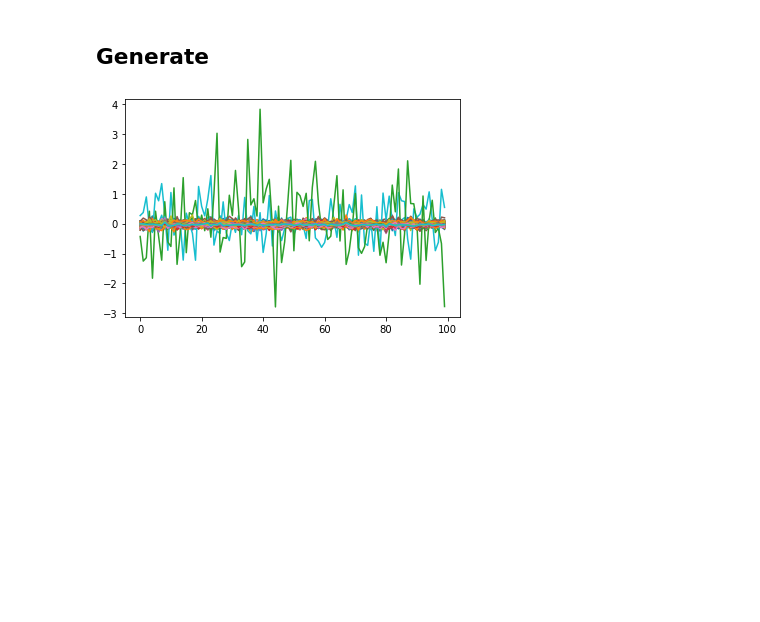
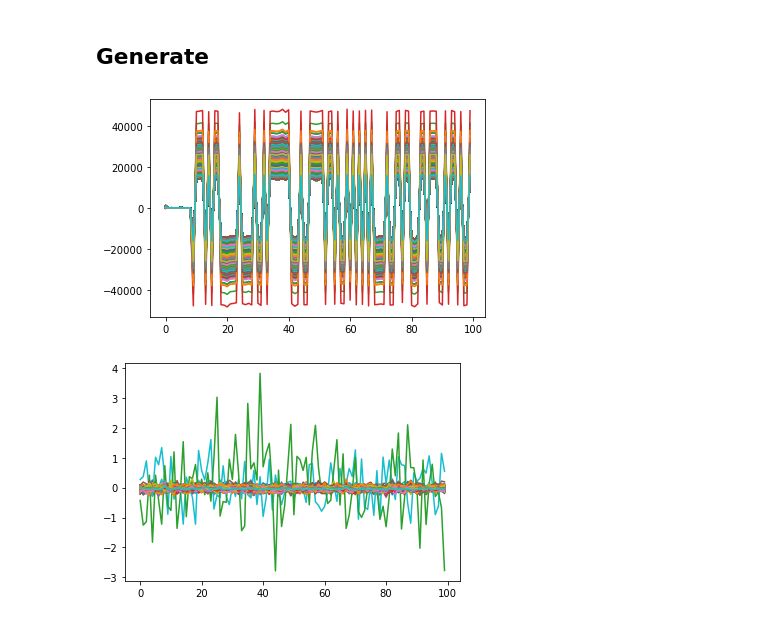
Before and after one commit to MaxGniluynehc/STAT906-Project, a Jupyter notebook: final_project_stat906.ipynb, the cells around one changed output. Cells and saved outputs as stored; diff of their text form; code cells hidden in the pictures; blank space fills up the shorter version.

```diff
--- a/final_project_stat906.ipynb
+++ b/final_project_stat906.ipynb
@@ -90,8 +90,9 @@ generator = Generator(noise_size=noise_size,
 
 train = True
 # batch*pnl
-trade_strategy = TradingStrategy("buy-hold",0,(0,0),(0,0))
-
+trade_strategy_1 = TradingStrategy("buy-hold",10,(0,0),(1e-2,1e-2))
+trade_strategy_2 = TradingStrategy("MA",10,(0,0),(1e-2,1e-2))
+trade_strategy_3 = TradingStrategy("MOM",10,(0,0),(1e-2,1e-2))
 if train:
     discriminator = Discriminator(pnl_size=pnl_size).to(device)
     disc_optimizer = optim.Adam(discriminator.parameters(), lr=lr)
@@ -119,22 +120,25 @@ if train:
 
                 ps_fake = generator(mean=0, std=1).reshape(batch_size,-1).detach()
 
-                ts_real = trade_strategy.get_strategy_PnL(ps_real)#,torch.ones_like(ps_real))
-                ts_fake = trade_strategy.get_strategy_PnL(ps_fake)#,torch.ones_like(ps_fake))
+                disc_loss = 0
+                for trade_strategy in [trade_strategy_1,trade_strategy_2,trade_strategy_3]:
 
-                fake_ve = discriminator(ts_fake)
-                fake_v,fake_e = fake_ve[:,0],fake_ve[:,1]
-                real_ve = discriminator(ts_real)
-                real_v,real_e = real_ve[:,0],real_ve[:,1]
-                if idx % 180 == 0:
-                    print("disc:current fake and real ves: ",fake_ve[0],real_ve[0])
+                    ts_real = trade_strategy.get_strategy_PnL(ps_real)#,torch.ones_like(ps_real))
+                    ts_fake = trade_strategy.get_strategy_PnL(ps_fake)#,torch.ones_like(ps_fake))
+
+                    fake_ve = discriminator(ts_fake)
+                    fake_v,fake_e = fake_ve[:,0],fake_ve[:,1]
+                    real_ve = discriminator(ts_real)
+                    real_v,real_e = real_ve[:,0],real_ve[:,1]
+                    if idx % 180 == 0:
+                        print("disc:current fake and real ves: ",fake_ve[0],real_ve[0])
 
 
-                disc_loss = torch.mean(score(fake_v,fake_e,ps_real,0.05)) - \
-                                      torch.mean(score(real_v,real_e,ps_real,0.05))
+                    disc_loss += torch.mean(score(fake_v,fake_e,ps_real,0.05)) - \
+                                          torch.mean(score(real_v,real_e,ps_real,0.05))
 
     #             print('Discriminator Loss: %.8f' % (disc_loss.item()))
-
+                disc_loss/=3
                 disc_loss.backward()
 
                 disc_optimizer.step()
@@ -224,6 +256,13 @@ Generator(
 )
 # %% [markdown]
 ## Generate
+# %%
+for _ in range(10):
+    ps_fake = generator(mean=0, std=1).reshape(batch_size,-1).detach().cpu()
+    for i in range(len(ps_fake)):
+        plt.plot(list(range(100)),ps_fake[i])
+# %% [output]
+[figure, added]
 # %%
 for _ in range(10):
     ps_fake = generator(mean=0, std=1).reshape(batch_size,-1).detach().cpu()
```
Also changed, not shown: parts of 10 cells of this notebook, 2 other files.
